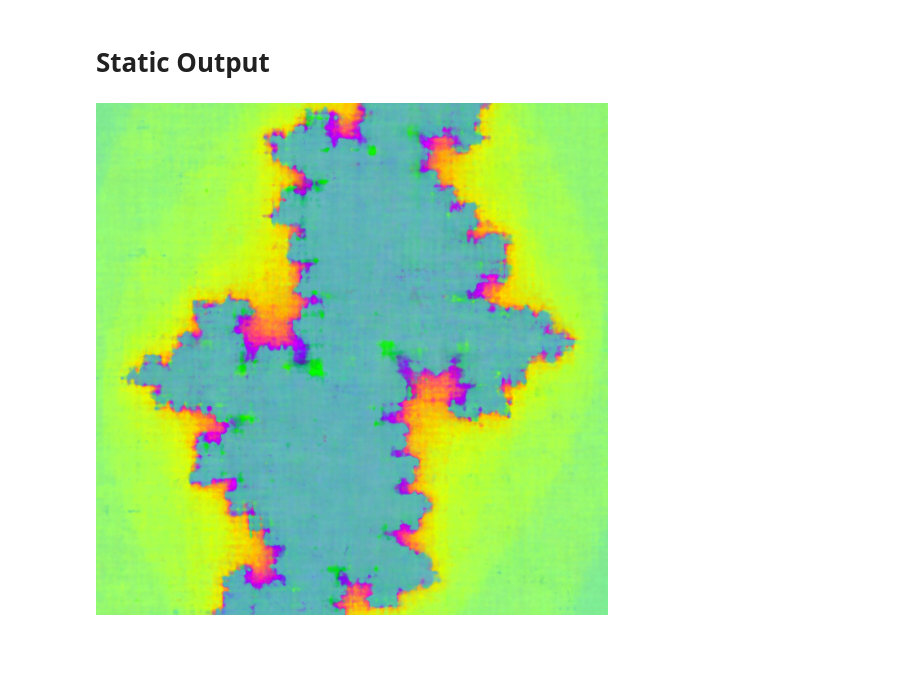
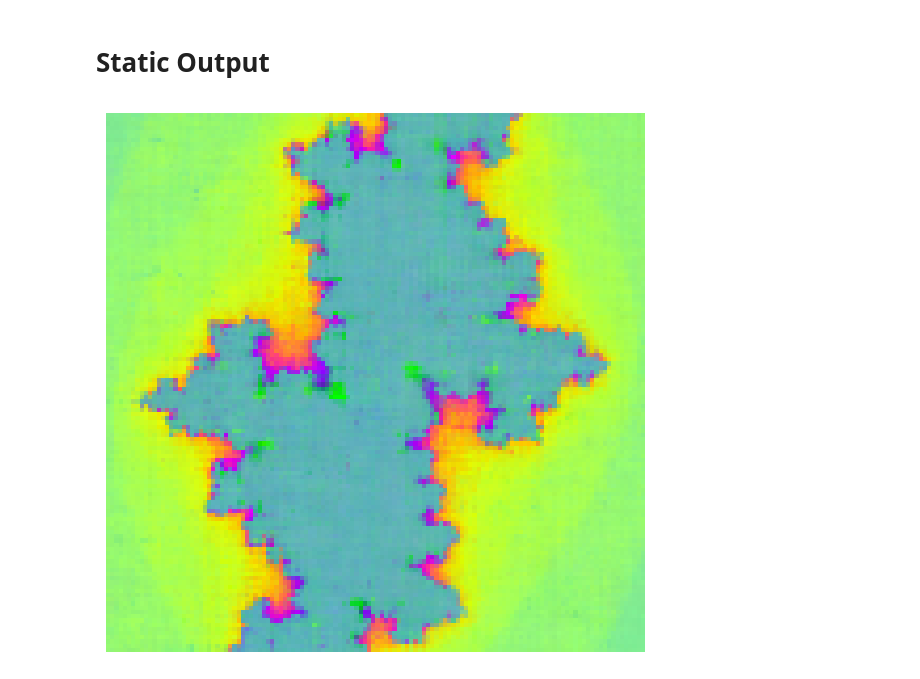
Before and after one commit to eard3n1/neural_fractal, a Jupyter notebook: notebooks/exploration.ipynb, the cells around one changed output. Saved outputs shown, nothing was run; the diff lists cells and outputs as text; code cells hidden in the pictures; blank space fills up the shorter version.

```diff
--- a/notebooks/exploration.ipynb
+++ b/notebooks/exploration.ipynb
@@ -68,6 +68,10 @@ interact(
 # %% [markdown]
 # Static Output
 # %%
-render_fractal(model)
+img = render_fractal(model, resolution=128)
+plt.figure(figsize=(7, 7))
+plt.imshow(img)
+plt.axis("off")
+plt.show()
 # %% [output]
-[figure, old version]
+[figure, new version]
```
